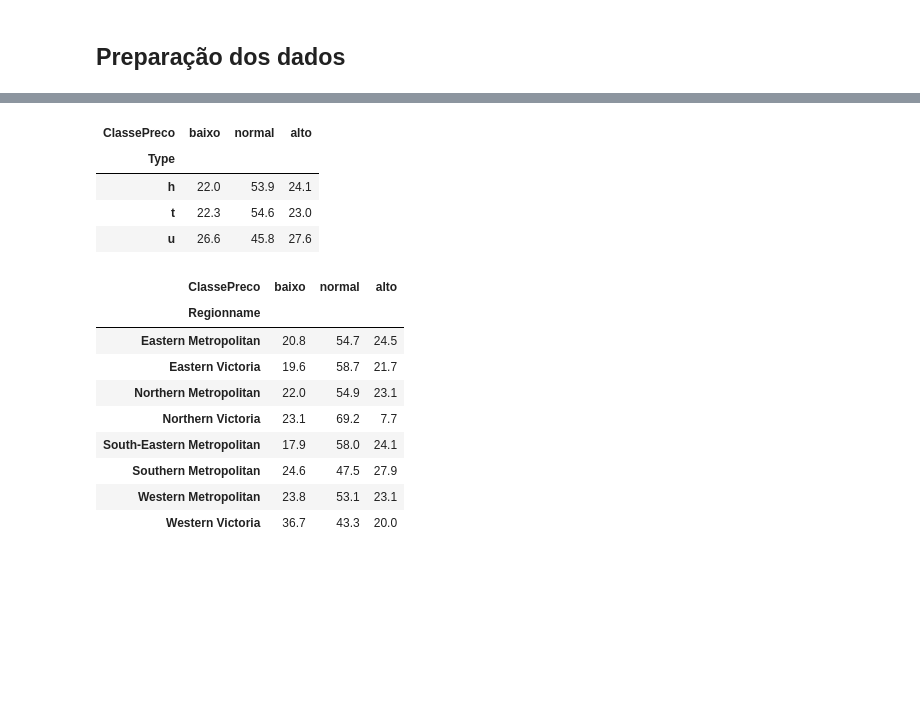
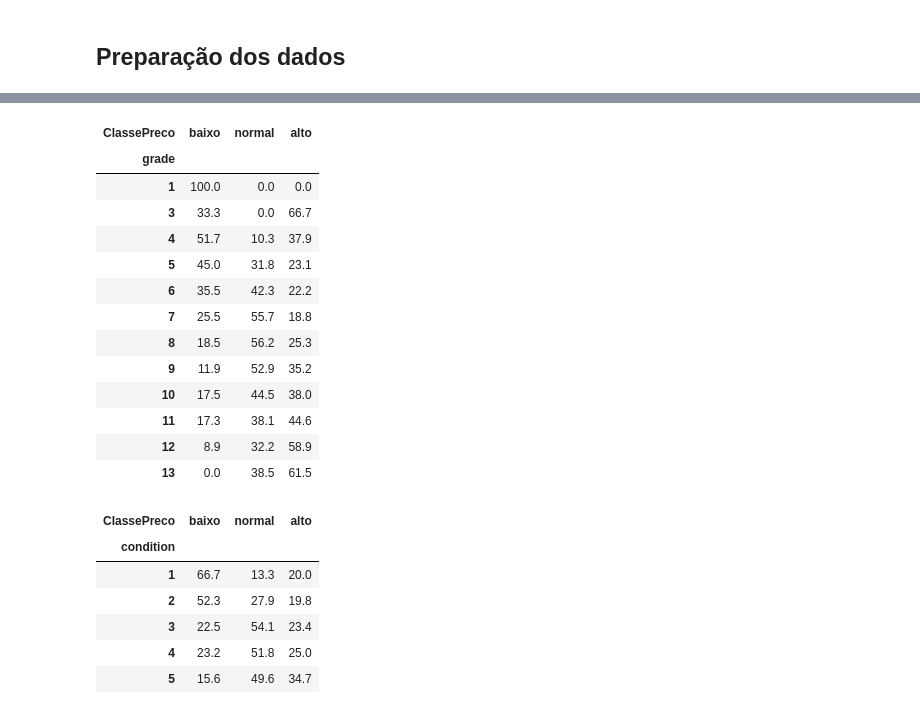
Before and after one commit to AnyTng/FAI26_P02_G09, a Jupyter notebook: 01_EDA.ipynb, the cells around one changed output, grey strips where cells are left out. Saved outputs shown, nothing was run; the diff lists cells and outputs as text; code cells hidden in the pictures; blank space fills up the shorter version.

```diff
--- a/01_EDA.ipynb
+++ b/01_EDA.ipynb
@@ -759,27 +276,23 @@ Numa primeira versão, com as variáveis em linha reta e sem o mês, o R² era 0
 # %%
 from sklearn.compose import ColumnTransformer
-from sklearn.impute import SimpleImputer
 from sklearn.linear_model import Ridge
 from sklearn.model_selection import KFold, cross_val_predict
 from sklearn.pipeline import make_pipeline
 from sklearn.preprocessing import OneHotEncoder, SplineTransformer
 
-# Landsize e Distance separados por tipo de imóvel, a 0 nos outros tipos
-dados["LogLandsize"] = np.log1p(dados["Landsize"])
-for tipo in ["h", "t", "u"]:
-    dados[f"LogLandsize_{tipo}"] = np.where(dados["Type"] == tipo, dados["LogLandsize"], 0)
-    dados[f"Distance_{tipo}"] = np.where(dados["Type"] == tipo, dados["Distance"], 0)
+# Áreas em log, porque o preço não cresce em linha reta com a área
+dados["LogLiving"] = np.log(dados["sqft_living"])
+dados["LogLot"] = np.log(dados["sqft_lot"])
 
-# Divisões por tipo, casas de banho e lugares de garagem como categorias, com 6 ou mais juntos
-categoria = lambda col: dados[col].fillna(dados[col].median()).clip(upper=6).astype(int).astype(str)
-dados["TipoDivisoes"] = dados["Type"] + categoria("Rooms")
-dados["BathroomCat"] = categoria("Bathroom")
-dados["CarCat"] = categoria("Car")
-dados["MesVenda"] = dados["Date"].dt.to_period("M").astype(str)
+# Quartos e casas de banho como categorias, com 6 ou mais quartos e 5 ou mais casas de banho juntos
+dados["QuartosCat"] = dados["bedrooms"].clip(upper=6).astype(str)
+dados["BanhosCat"] = dados["bathrooms"].clip(upper=5).round().astype(int).astype(str)
+dados["CodigoPostal"] = dados["zipcode"].astype(str)
+dados["MesVenda"] = dados["date"].dt.to_period("M").astype(str)
 
-spline_cols = ["Distance", "LogLandsize_h", "LogLandsize_t", "LogLandsize_u", "Distance_h", "Distance_t", "Distance_u"]
-cat_cols = ["TipoDivisoes", "BathroomCat", "CarCat", "Suburb", "MesVenda"]
-colunas_auxiliares = ["LogLandsize", "TipoDivisoes", "BathroomCat", "CarCat", "MesVenda"] + spline_cols[1:]
+spline_cols = ["LogLiving", "LogLot"]
+cat_cols = ["QuartosCat", "BanhosCat", "CodigoPostal", "MesVenda"]
+colunas_auxiliares = spline_cols + cat_cols
 
 modelo = make_pipeline(
     ColumnTransformer([
@@ -789,8 +302,7 @@ modelo = make_pipeline(
     Ridge(alpha=1.0),
 )
 
-treino = dados[dados["Vendido"]]
-X, y = treino[spline_cols + cat_cols], np.log(treino["Price"])
+X, y = dados[spline_cols + cat_cols], np.log(dados["price"])
 y_prev = cross_val_predict(modelo, X, y, cv=KFold(5, shuffle=True, random_state=42))
 
 r2 = 1 - ((y - y_prev) ** 2).sum() / ((y - y.mean()) ** 2).sum()
@@ -808,14 +317,13 @@ Cerca de metade das vendas são `normal`. As linhas `PI` e `VB` não têm classe
 # %%
-dados["PrecoEsperado"] = np.nan
-dados.loc[treino.index, "PrecoEsperado"] = np.exp(y_prev).round(0)
-dados["DesvioPreco"] = (dados["Price"] / dados["PrecoEsperado"] - 1) * 100  # em %
+dados["PrecoEsperado"] = np.exp(y_prev).round(0)
+dados["DesvioPreco"] = (dados["price"] / dados["PrecoEsperado"] - 1) * 100  # em %
 
 LIMITE = 12  # %
 dados["ClassePreco"] = pd.cut(dados["DesvioPreco"], [-np.inf, -LIMITE, LIMITE, np.inf],
                               labels=["baixo", "normal", "alto"])
 
 print(f"baixo: desvio < -{LIMITE}% | normal: entre -{LIMITE}% e +{LIMITE}% | alto: desvio > +{LIMITE}%")
-contagem = dados["ClassePreco"].value_counts(dropna=False).to_frame()
+contagem = dados["ClassePreco"].value_counts().to_frame()
 contagem["pct_vendas"] = (dados["ClassePreco"].value_counts(normalize=True) * 100).round(1)
 contagem
 # %% [output]
@@ -838,20 +345,26 @@ dados.groupby("ClassePreco", observed=True)["DesvioPreco"].describe().round(1)
 # %%
-# Percentagem de cada classe por tipo de imóvel e por região
-display((pd.crosstab(dados["Type"], dados["ClassePreco"], normalize="index") * 100).round(1))
-(pd.crosstab(dados["Regionname"], dados["ClassePreco"], normalize="index") * 100).round(1)
+# Percentagem de cada classe pela qualidade da construção, pelo estado e pela vista
+for col in ["grade", "condition", "view"]:
+    display((pd.crosstab(dados[col], dados["ClassePreco"], normalize="index") * 100).round(1))
 # %% [output]
 | ClassePreco | baixo | normal | alto |
-| Type |  |  |  |
-| h | 22.0 | 53.9 | 24.1 |
-| t | 22.3 | 54.6 | 23.0 |
-| u | 26.6 | 45.8 | 27.6 |
+| grade |  |  |  |
+| 1 | 100.0 | 0.0 | 0.0 |
+| 3 | 33.3 | 0.0 | 66.7 |
+| 4 | 51.7 | 10.3 | 37.9 |
+| 5 | 45.0 | 31.8 | 23.1 |
+| 6 | 35.5 | 42.3 | 22.2 |
+| 7 | 25.5 | 55.7 | 18.8 |
+| 8 | 18.5 | 56.2 | 25.3 |
+| 9 | 11.9 | 52.9 | 35.2 |
+| 10 | 17.5 | 44.5 | 38.0 |
+| 11 | 17.3 | 38.1 | 44.6 |
+| 12 | 8.9 | 32.2 | 58.9 |
+| 13 | 0.0 | 38.5 | 61.5 |
 | ClassePreco | baixo | normal | alto |
-| Regionname |  |  |  |
-| Eastern Metropolitan | 20.8 | 54.7 | 24.5 |
-| Eastern Victoria | 19.6 | 58.7 | 21.7 |
-| Northern Metropolitan | 22.0 | 54.9 | 23.1 |
-| Northern Victoria | 23.1 | 69.2 | 7.7 |
-| South-Eastern Metropolitan | 17.9 | 58.0 | 24.1 |
-| Southern Metropolitan | 24.6 | 47.5 | 27.9 |
-| Western Metropolitan | 23.8 | 53.1 | 23.1 |
-| Western Victoria | 36.7 | 43.3 | 20.0 |
+| condition |  |  |  |
+| 1 | 66.7 | 13.3 | 20.0 |
+| 2 | 52.3 | 27.9 | 19.8 |
+| 3 | 22.5 | 54.1 | 23.4 |
+| 4 | 23.2 | 51.8 | 25.0 |
+| 5 | 15.6 | 49.6 | 34.7 |
```
Also changed, not shown: parts of 76 cells of this notebook, 1 other file.
